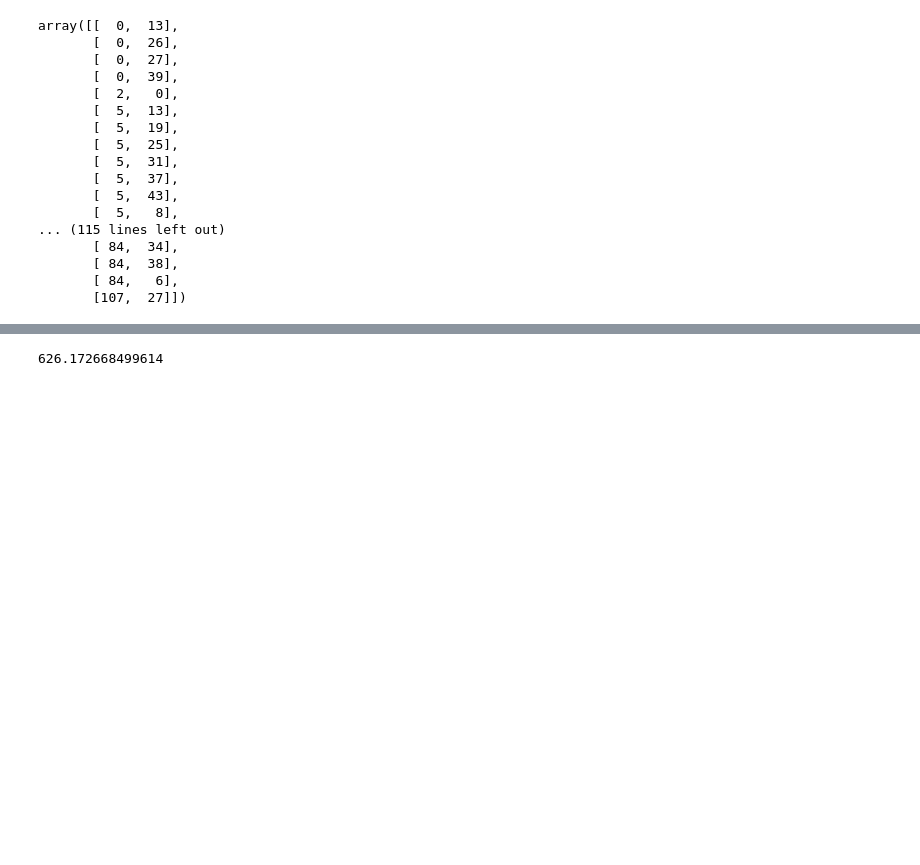
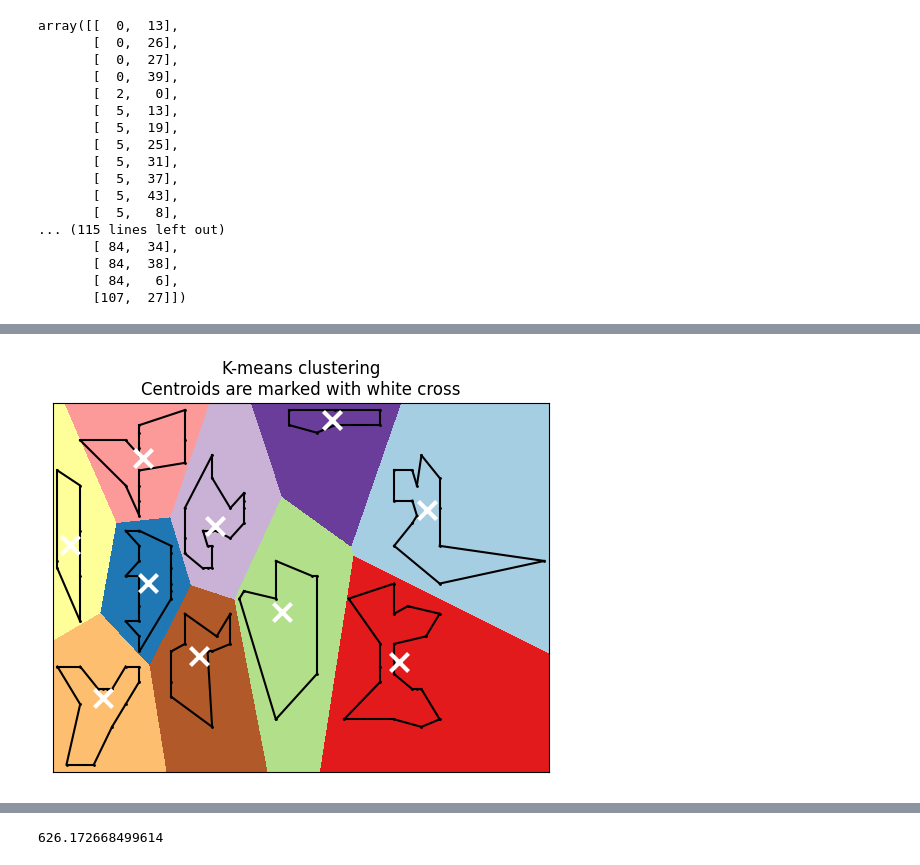
Before and after one commit to multifacs/tsp-clustering, a Jupyter notebook: main.ipynb, the cells around one changed output, grey strips where cells are left out. Saved outputs shown, nothing was run; the diff lists cells and outputs as text; code cells hidden in the pictures; blank space fills up the shorter version.

Commit message:
get closest points func

```diff
--- a/main.ipynb
+++ b/main.ipynb
@@ -141,11 +144,12 @@ for i in range(N_CLUSTERS):
     problem = np.atleast_2d([city for idx, city in enumerate(cities) if kmeans.labels_[idx] == i])
     subproblems.append(problem)
 
-permutations = []
+CLUSTERS = []
 for p in subproblems:
     distance_matrix = euclidean_distance_matrix(p)
     permutation, distance = solve_tsp_simulated_annealing(distance_matrix)
     print(distance)
-    permutations.append(permutation)
-    print(permutation)
+    subset = np.atleast_2d([p[x] for x in permutation])
+    print(subset)
+    CLUSTERS.append(subset)
 # %% [output]
@@ -176,90 +193,36 @@ plt.imshow(
     extent=(xx.min(), xx.max(), yy.min(), yy.max()),
     cmap=plt.cm.Paired,
     aspect="auto",
     origin="lower",
 )
 
 plt.plot(cities[:, 0], cities[:, 1], "k.", markersize=2)
 
-for s, p in zip(subproblems, permutations):
-    for i in range(len(p) - 1):
-        plt.plot(s[[p[i], p[i+1]], 0], s[[p[i], p[i+1]], 1], c="r")
-    plt.plot(s[[p[len(s) - 1], 0], 0], s[[p[len(s) - 1], 0], 1], c="r")
+for cluster in CLUSTERS:
+    for i in range(len(cluster) - 1):
+        plt.plot(cluster[[i, i+1], 0], cluster[[i, i+1], 1], c="k")
+    plt.plot(cluster[[len(cluster) - 1, 0], 0], cluster[[len(cluster) - 1, 0], 1], c="k")
 
 # Plot the centroids as a white X
 centroids = kmeans.cluster_centers_
 plt.scatter(
     centroids[:, 0],
     centroids[:, 1],
     marker="x",
     s=169,
     linewidths=3,
     color="w",
     zorder=10,
 )
 
-closest_points = []
-
-for i, s in enumerate(subproblems):
-    local_centroids = [x for idx, x in enumerate(centroids) if idx != i]
-    # print(local_centroids)
-    distances = []
-    for c in s:
-        d = []
-        for l in local_centroids:
-            d.append(dist(l, c))
-        distances.append((c, np.mean(d)))
-
-    distances.sort(key=lambda x: x[1])
-    # print(distances)
-    x1 = distances[0][0]
-    closest_points.append(x1)
-
-    # print(x1)
-    # print(permutations[i])
-
-    idx1 = [idx for idx, x in enumerate(s) if x[0] == x1[0] and x[1] == x1[1]][0]
-    idx1p = permutations[i].index(idx1)
-    # print(idx1p)
-    forward = idx1p + 1
-    if forward >= len(permutations[i]):
-        forward = 0
-    backward = idx1p - 1
-
-    new_perm = list(permutations[i])
-
-    if dist(s[permutations[i][forward]], local_centroids[0]) < dist(s[permutations[i][backward]], local_centroids[0]):
-        x2 = s[permutations[i][forward]]
-        idx2p = forward
-        new_perm = new_perm[idx1p::-1] + new_perm[:idx2p - 1:-1]
-    else:
-        x2 = s[permutations[i][backward]]
-        idx2p = backward
-        new_perm = new_perm[idx1p:] + new_perm[:idx2p + 1]
-    permutations[i] = new_perm
-    print(permutations[i])
-    closest_points.append(x2)
-
-closest_points = np.atleast_2d(closest_points)
-print(closest_points)
-
-plt.scatter(
-    closest_points[:, 0],
-    closest_points[:, 1],
-    marker="o",
-    s=30,
-    linewidths=3,
-    color="b",
-    zorder=10,
-)
-
-
 plt.title(
     "K-means clustering\n"
     "Centroids are marked with white cross"
 )
 plt.xlim(x_min, x_max)
 plt.ylim(y_min, y_max)
 plt.xticks(())
 plt.yticks(())
 plt.show()
+# %% [output]
+[figure, added]
```
Also changed, not shown: parts of 14 cells of this notebook.
